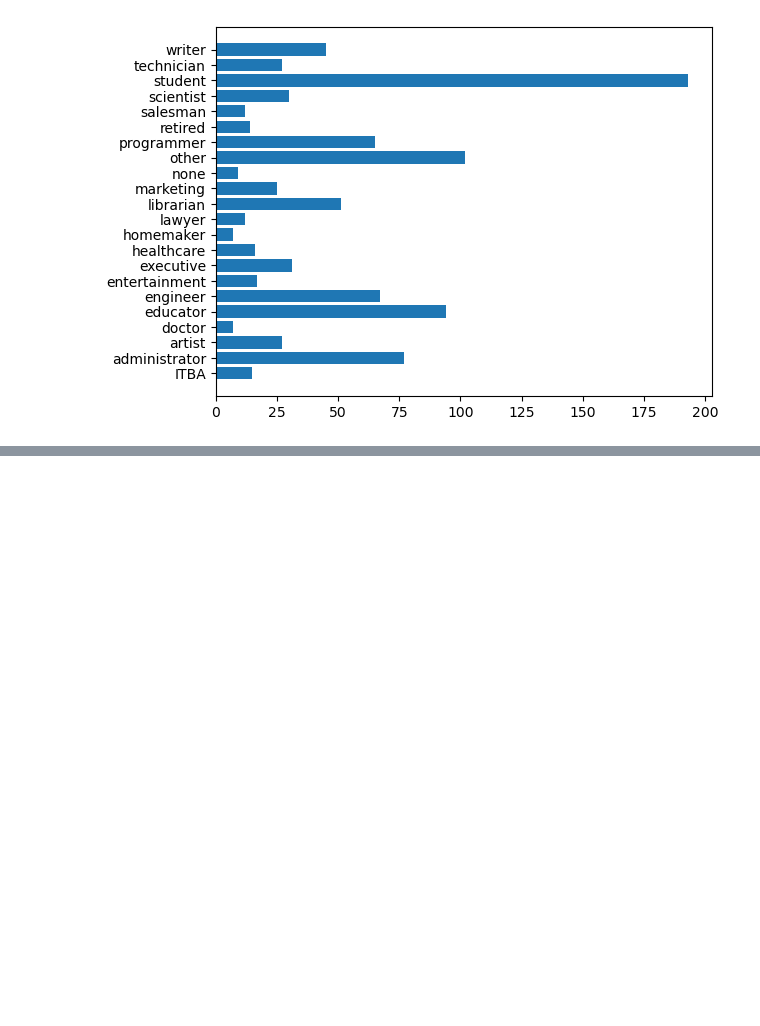
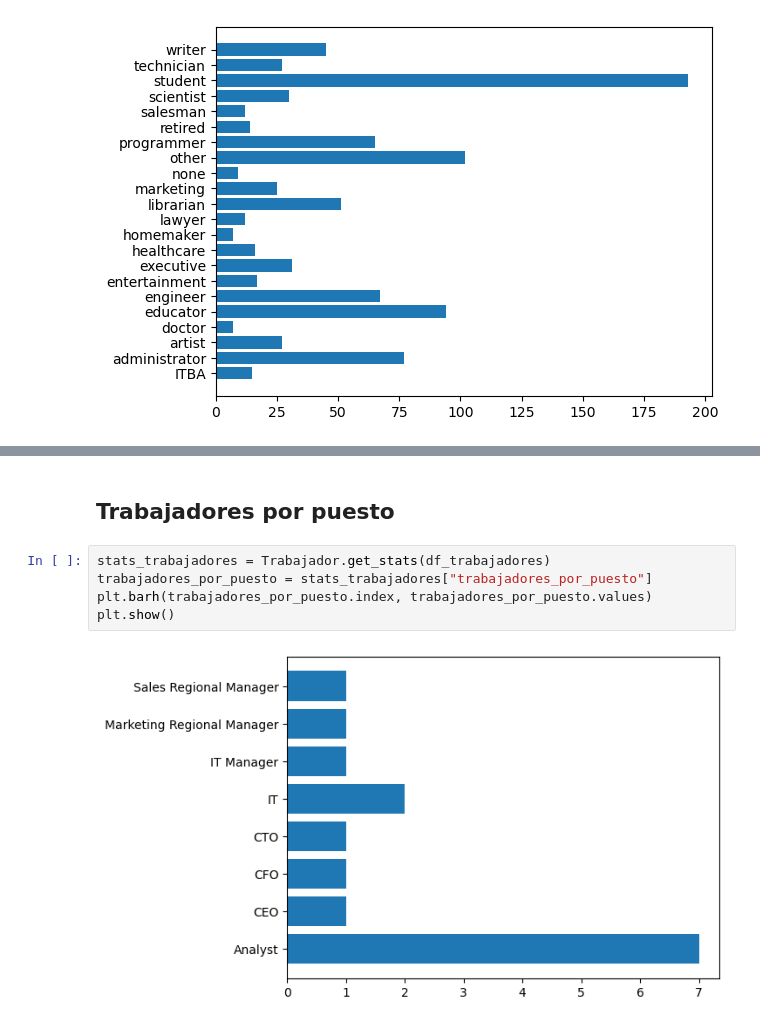
Before and after one commit to luispandolfi/DeepLearning2023_TP1_Gr1, a Jupyter notebook: TP_Integrador_Python-stats.ipynb, the cells around one changed output, grey strips where cells are left out. Drawn from its saved outputs; the diff is of its cells as text; blank space fills up the shorter version.

Commit message:
collab mostrando estadisticas de trabajador

```diff
--- a/TP_Integrador_Python-stats.ipynb
+++ b/TP_Integrador_Python-stats.ipynb
@@ -123,0 +161,9 @@ plt.show()
+# %% [markdown]
+## Trabajadores por puesto
+# %%
+stats_trabajadores = Trabajador.get_stats(df_trabajadores)
+trabajadores_por_puesto = stats_trabajadores["trabajadores_por_puesto"]
+plt.barh(trabajadores_por_puesto.index, trabajadores_por_puesto.values)
+plt.show()
+# %% [output]
+[figure, added]
```
Also changed, not shown: parts of 7 cells of this notebook.
